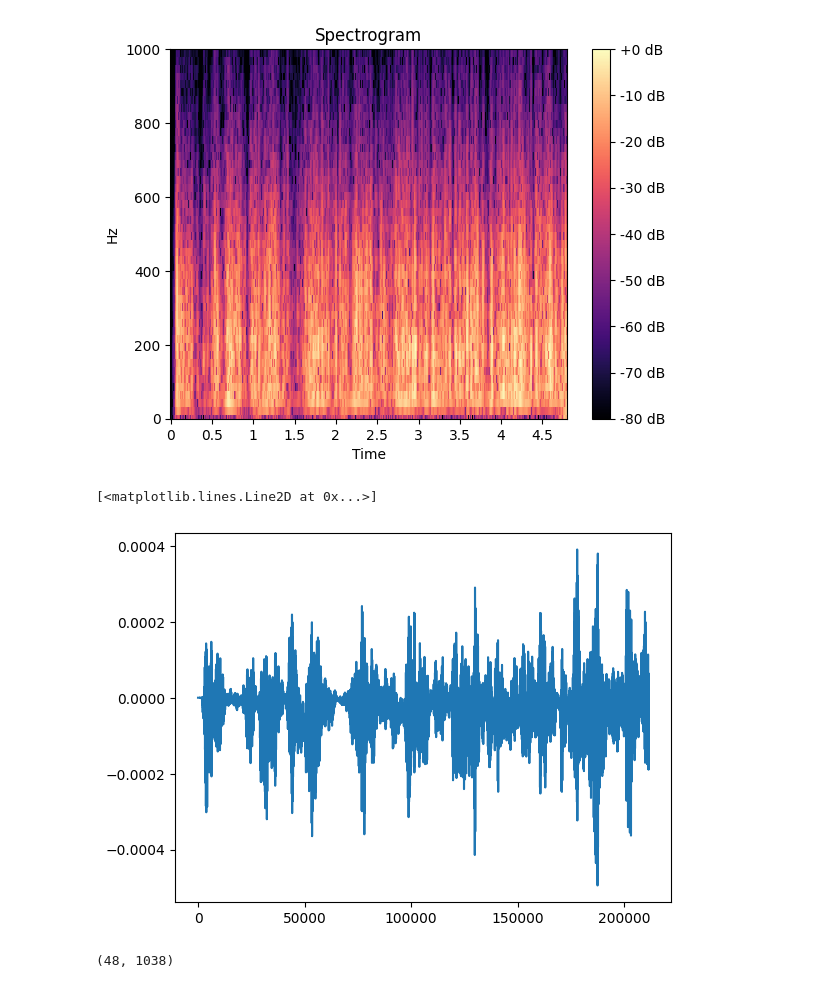
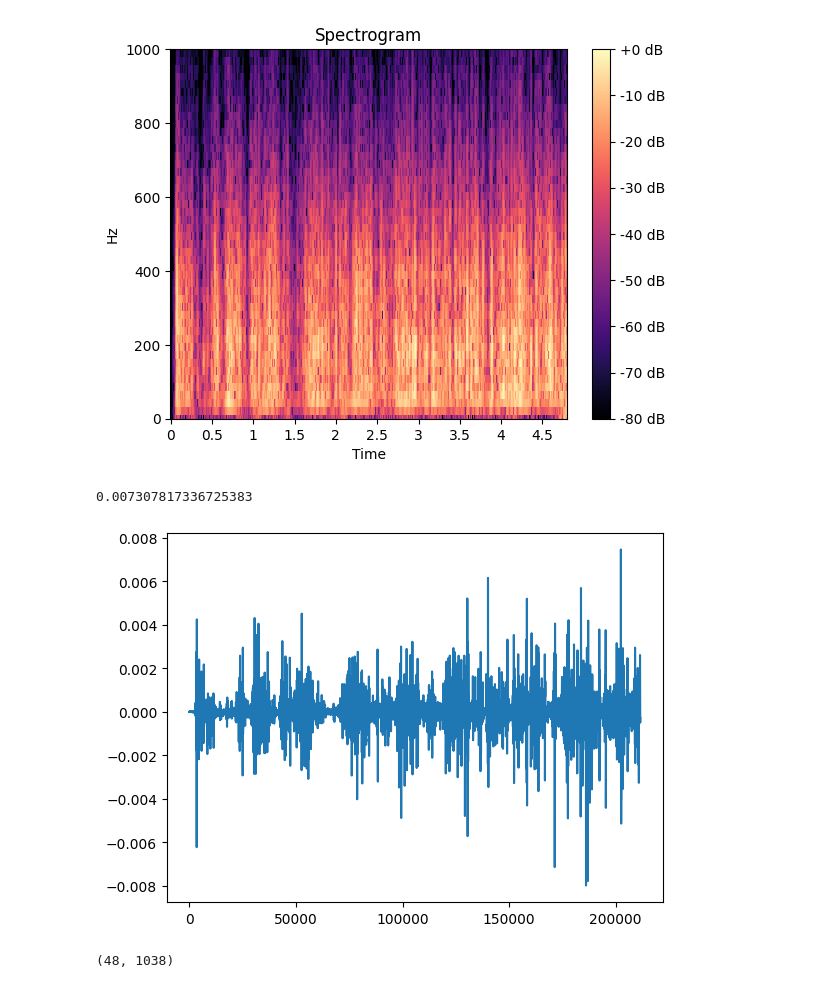
Before and after one commit to shinolab/vibrotactile-autoencoder, a Jupyter notebook: preprocess.ipynb, the cells around one changed output. Drawn from its saved outputs; the diff is of its cells as text; code cells hidden in the pictures.

```diff
--- a/preprocess.ipynb
+++ b/preprocess.ipynb
@@ -24,12 +24,21 @@ fig.colorbar(img, ax=ax, format="%+2.0f dB")
 # %% [output]
 <matplotlib.colorbar.Colorbar at 0x...>
 [figure]
-# %%
-DMatrix_hat = librosa.db_to_amplitude(dbMatrix[:48,:])
-plt.plot(librosa.istft(DMatrix_hat, n_fft=2048, hop_length=int(2048 * 0.1), window='hann'))
-# %% [output]
-[<matplotlib.lines.Line2D at 0x...>]
-[figure, removed]
+# %%
+spec = dbMatrix[:48,:]
+
+ex = np.full((1025-(spec.shape[0]),spec.shape[1]),-80)#もとの音声の周波数上限を切っているので配列の大きさを合わせるために-80dbで埋めている
+spec = np.append(spec,ex,axis=0)
+
+spec = librosa.db_to_amplitude(spec)
+re_wav = librosa.griffinlim(spec,n_iter=100,n_fft=2048, hop_length=int(2048 * 0.1), window='hann')
+plt.plot(re_wav)
+
+from sklearn.metrics import mean_absolute_error
+print(mean_absolute_error(re_wav, data[:211548]))
+# %% [output]
+0.007307817336725383
+[figure, added]
 # %%
 plt.imshow(dbMatrix[:48,:])
 plt.yticks([0, 48])
```
Also changed, not shown: 5 other files.
